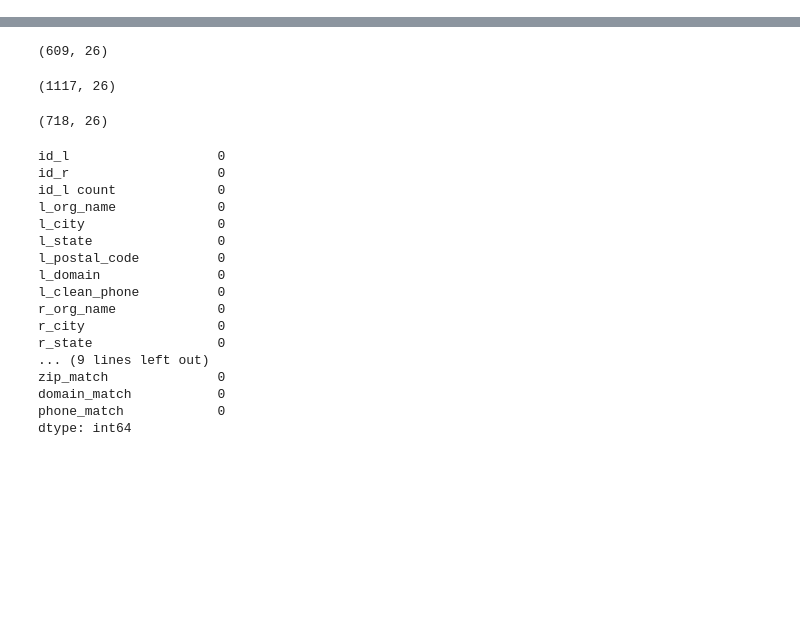
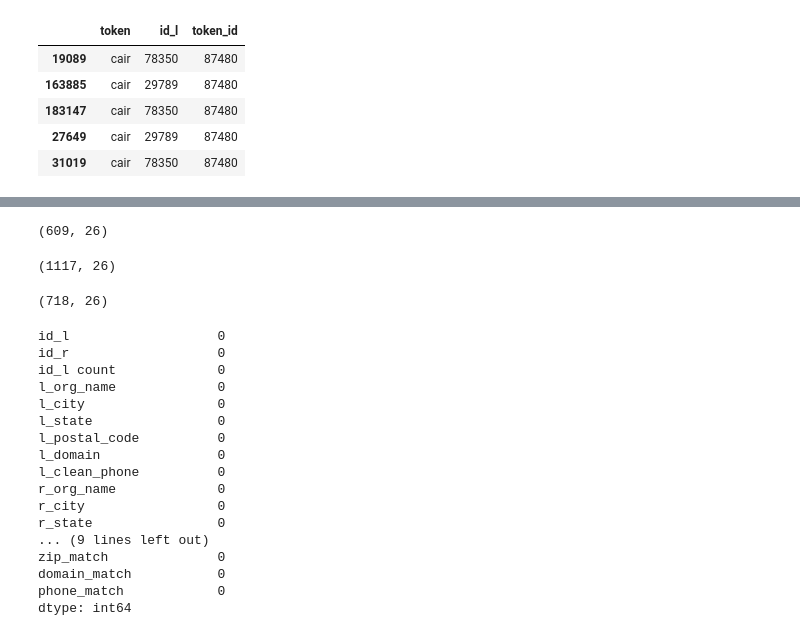
Before and after one commit to duncanjamesbell/data_matching, a Jupyter notebook: Org_Matcher_v3.0.ipynb, the cells around one changed output, grey strips where cells are left out. Saved outputs shown, nothing was run; the diff lists cells and outputs as text; code cells hidden in the pictures; blank space fills up the shorter version.

```diff
--- a/Org_Matcher_v3.0.ipynb
+++ b/Org_Matcher_v3.0.ipynb
@@ -666,0 +731,9 @@ right_df.to_csv('knowland_cleaned.csv')
+# %%
+left_keyed[left_keyed.token == 'cair']
+# %% [output]
+|  | token | id_l | token_id |
+| 19089 | cair | 78350 | 87480 |
+| 163885 | cair | 29789 | 87480 |
+| 183147 | cair | 78350 | 87480 |
+| 27649 | cair | 29789 | 87480 |
+| 31019 | cair | 78350 | 87480 |
```
Also changed, not shown: parts of 20 cells of this notebook, 1 other file.
